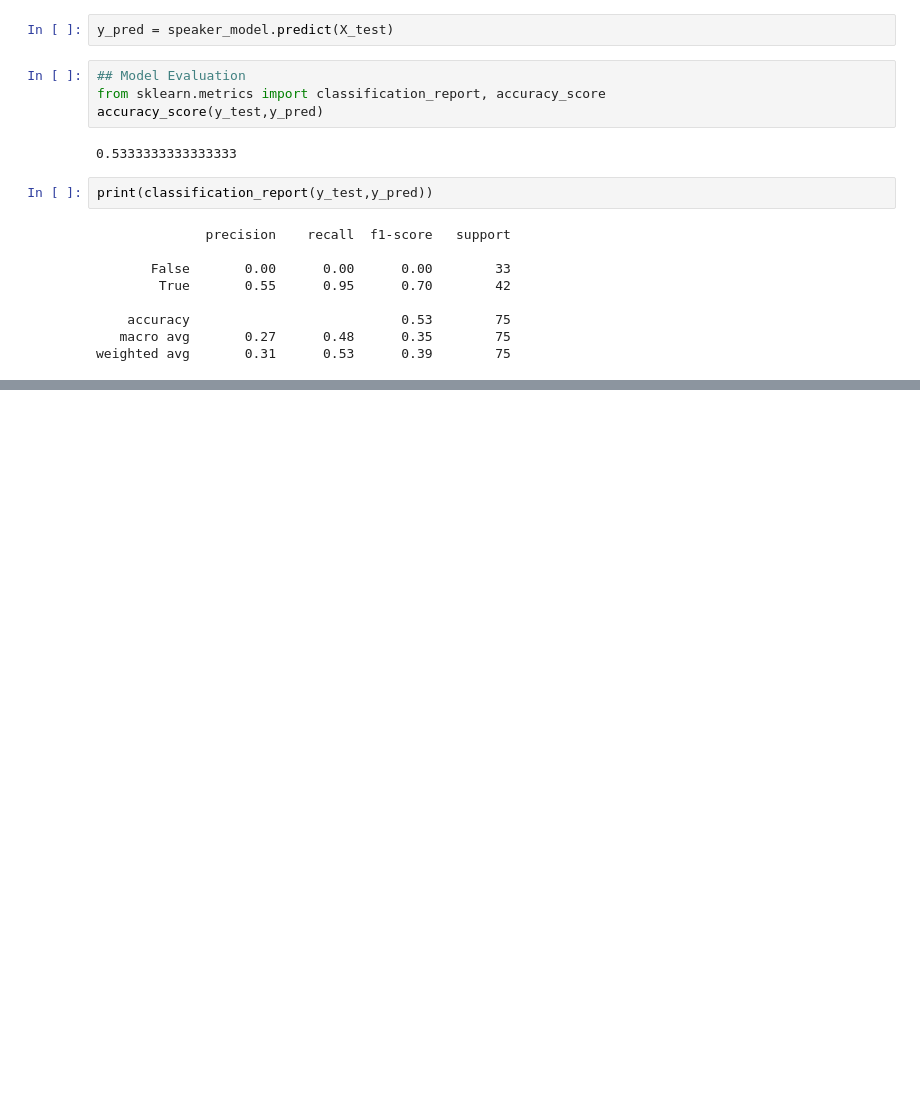
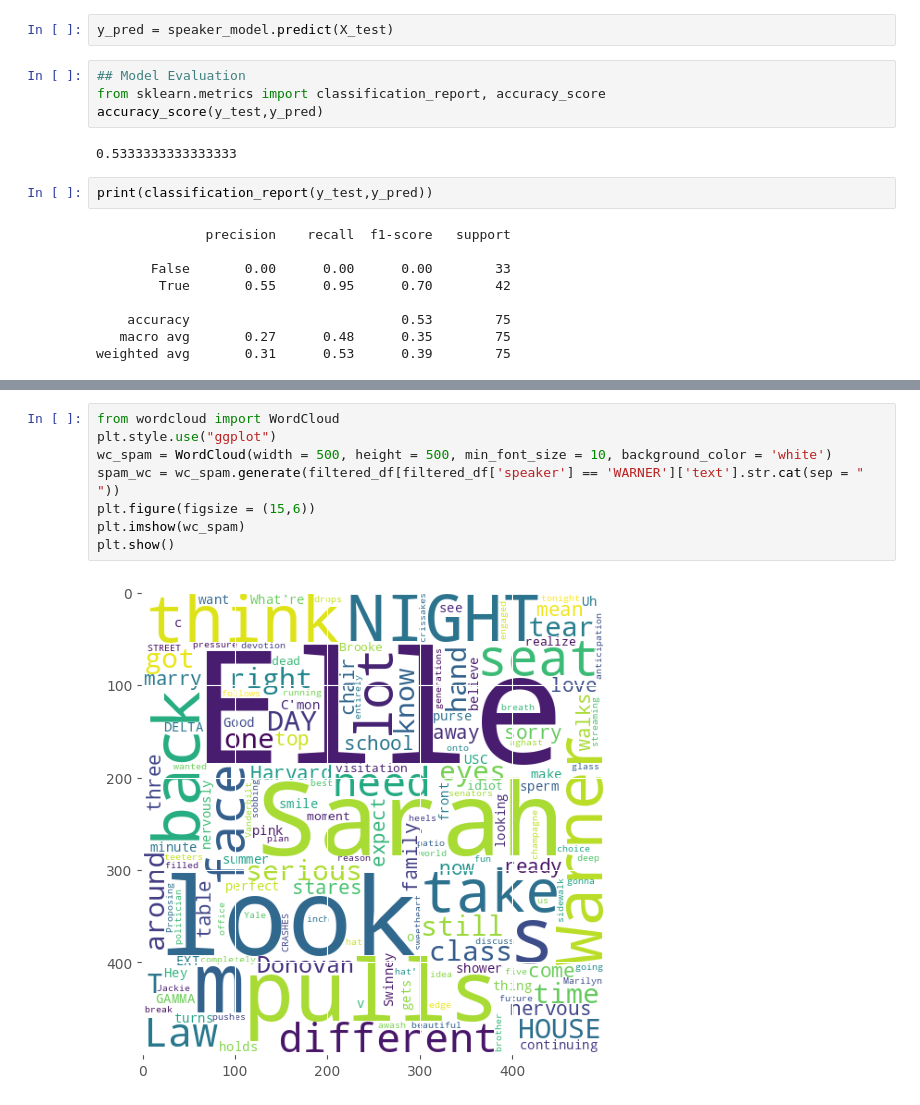
Before and after one commit to nandhika03/legallyblondeandnlp, a Jupyter notebook: notebooks/Summary_practice.ipynb, the cells around one changed output, grey strips where cells are left out. Drawn from its saved outputs; the diff is of its cells as text; blank space fills up the shorter version.

```diff
--- a/notebooks/Summary_practice.ipynb
+++ b/notebooks/Summary_practice.ipynb
@@ -180,0 +291,10 @@ weighted avg       0.31      0.53      0.39        75
+# %%
+from wordcloud import WordCloud
+plt.style.use("ggplot")
+wc_spam = WordCloud(width = 500, height = 500, min_font_size = 10, background_color = 'white')
+spam_wc = wc_spam.generate(filtered_df[filtered_df['speaker'] == 'WARNER']['text'].str.cat(sep = " "))
+plt.figure(figsize = (15,6))
+plt.imshow(wc_spam)
+plt.show()
+# %% [output]
+[figure, added]
```
Also changed, not shown: parts of 38 cells of this notebook, 3 other files.
